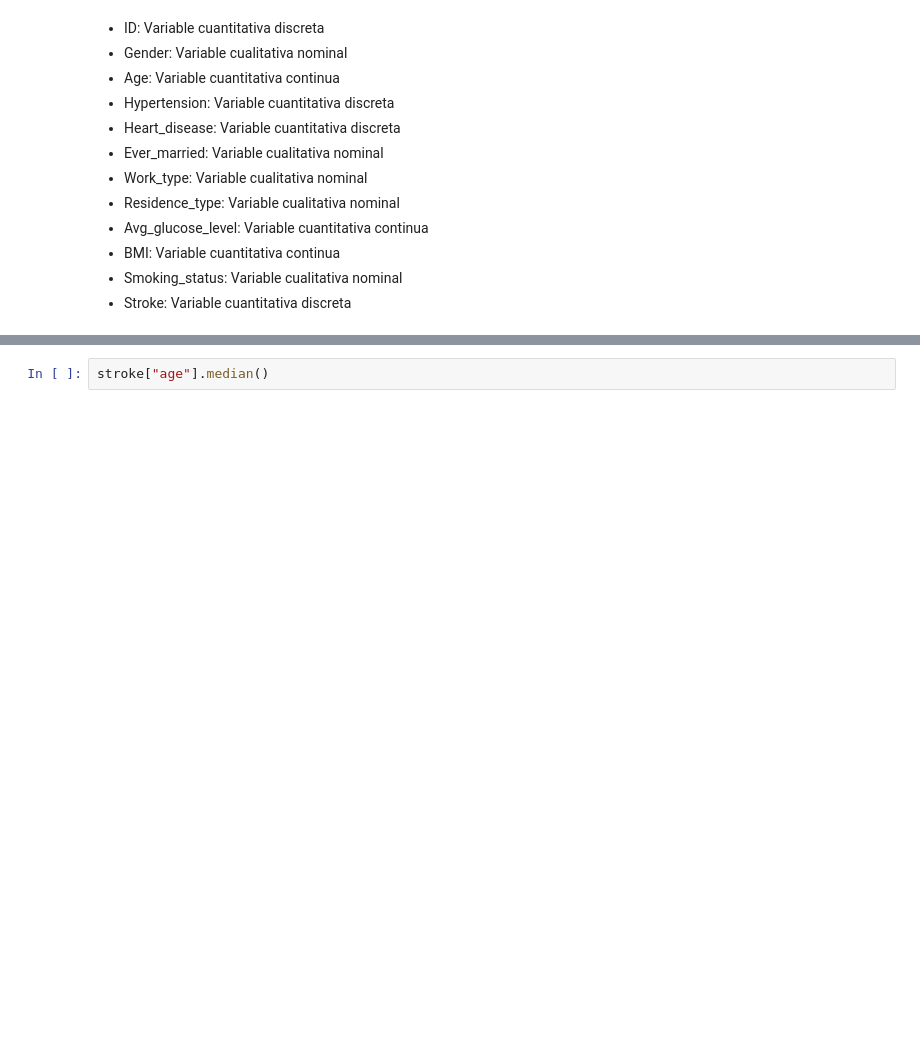
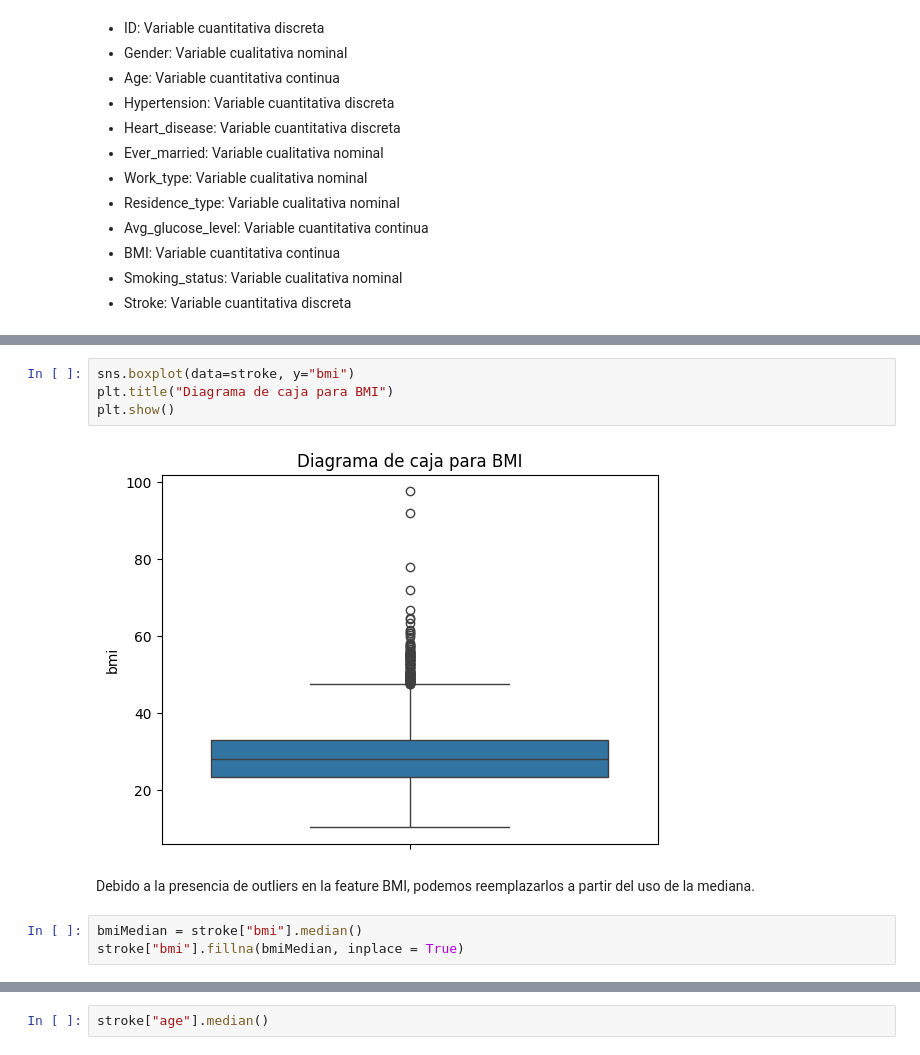
Before and after one commit to 4ldan4/curso_ciencia_de_datos_fsoc, a Jupyter notebook: TareaClase4.ipynb, the cells around one changed output, grey strips where cells are left out. Cells and saved outputs as stored; diff of their text form; blank space fills up the shorter version.

```diff
--- a/TareaClase4.ipynb
+++ b/TareaClase4.ipynb
@@ -149,0 +103,11 @@ stroke.describe()
+# %%
+sns.boxplot(data=stroke, y="bmi")
+plt.title("Diagrama de caja para BMI")
+plt.show()
+# %% [output]
+[figure, added]
+# %% [markdown]
+Debido a la presencia de outliers en la feature BMI, podemos reemplazarlos a partir del uso de la mediana.
+# %%
+bmiMedian = stroke["bmi"].median()
+stroke["bmi"].fillna(bmiMedian, inplace = True)
```
Also changed, not shown: parts of 105 cells of this notebook.
